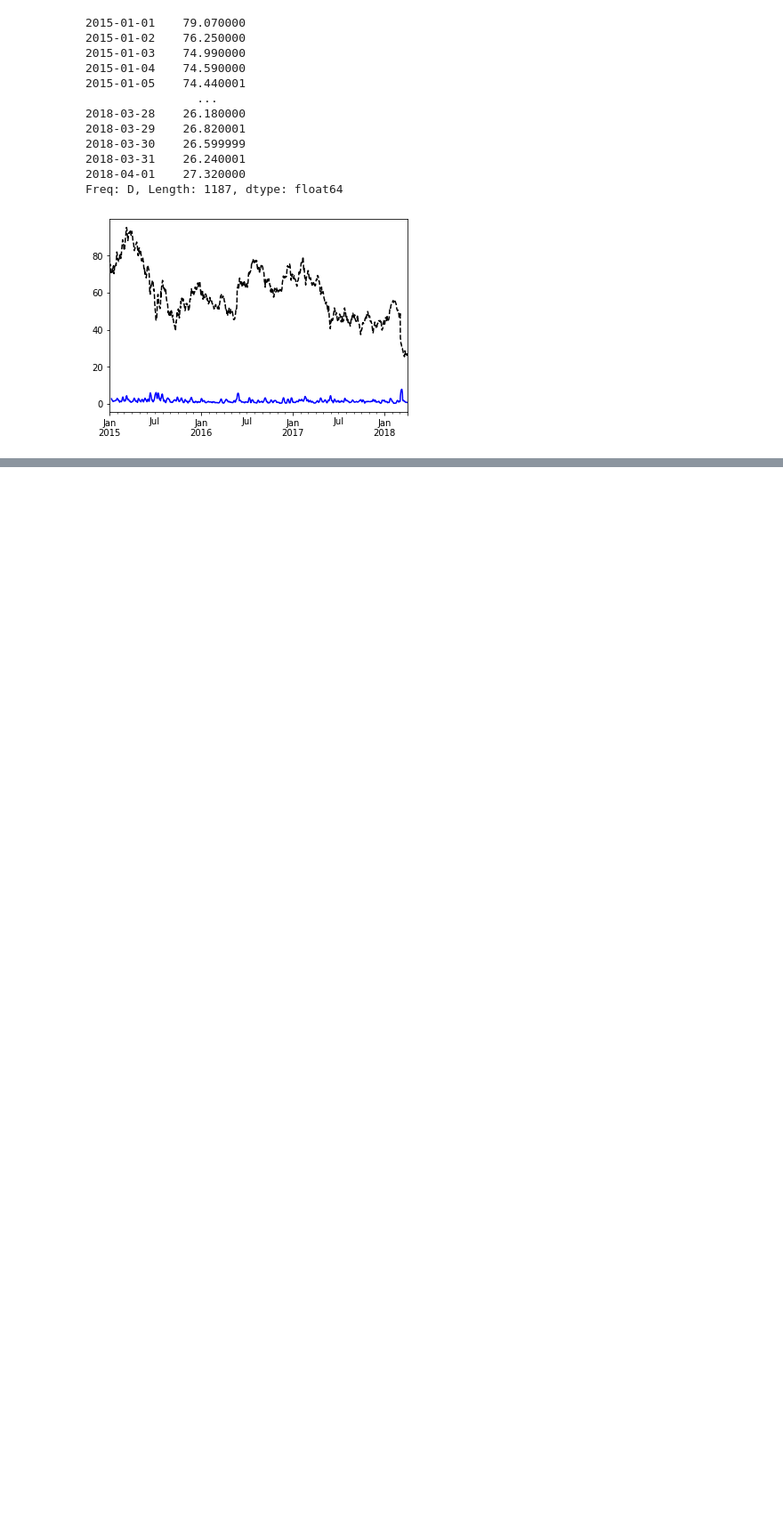
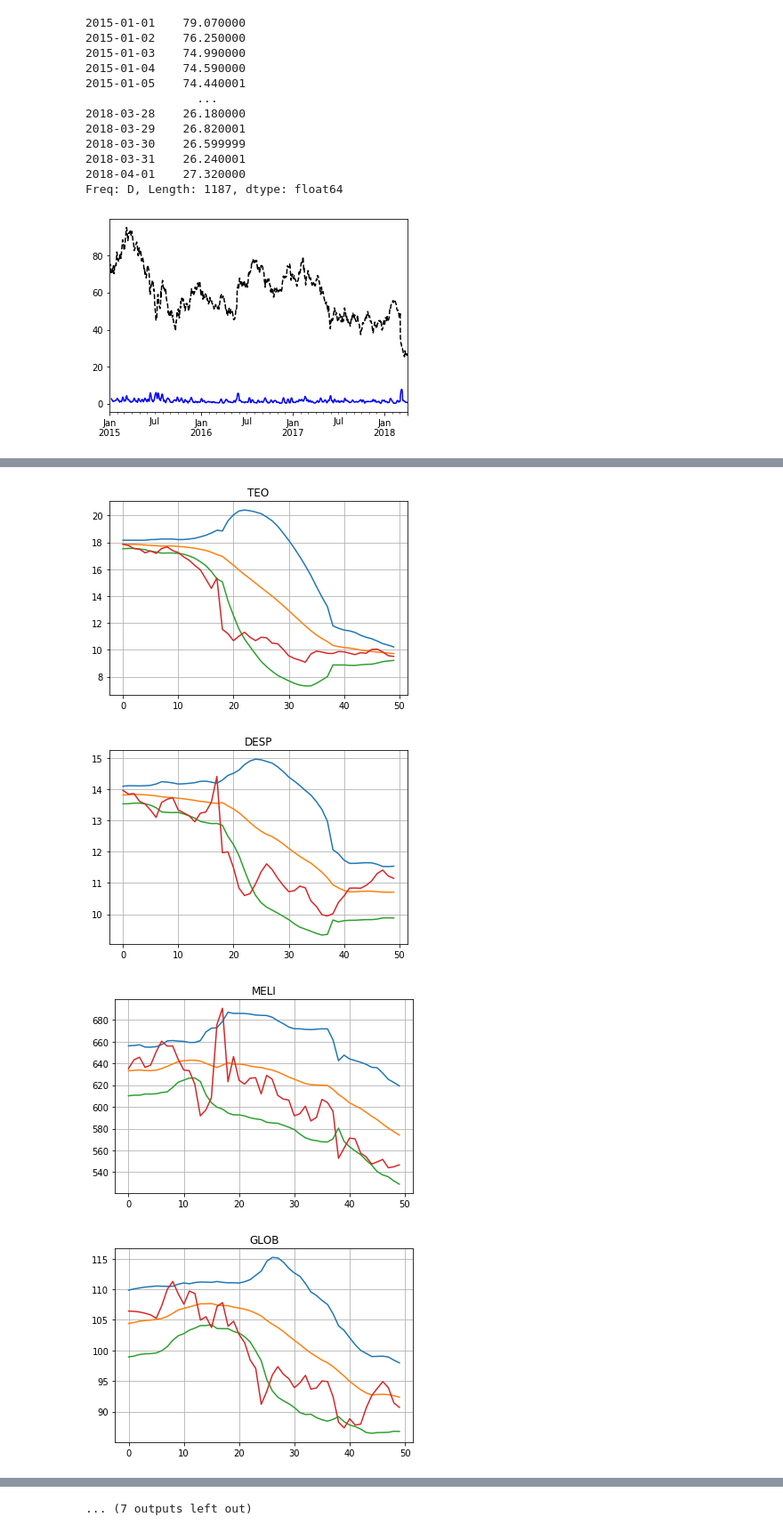
Before and after one commit to lmpizarro/financeExperiments, a Jupyter notebook: financial_exp.ipynb, the cells around one changed output, grey strips where cells are left out. Shown: that part at 89% size. Cells and saved outputs as stored; diff of their text form; code cells hidden in the pictures; blank space fills up the shorter version.

```diff
--- a/financial_exp.ipynb
+++ b/financial_exp.ipynb
@@ -133,0 +182,20 @@ NewClass = types.new_class("NewClassName", (Thing,), kwds = { })
+# %%
+tickers = ['TEO', 'DESP', 'MELI', 'GLOB', 'BMA','BBAR', 'SUPV', 'GGAL', 'TS',
+            'TX', 'PAM', 'EDN', 'CEPU', 'YPF', 'PBR', 'TGS', 'LOMA', 'IRS', 'CRESY']
+delay = 50
+for ticker in tickers:
+    close, volume = get_close(ticker, begin, end)
+    up, mid, low = bollinger_n(close, len_ma)
+
+    plt.plot(up[up.size - delay:])
+    plt.plot(mid[up.size - delay:])
+    plt.plot(low[up.size - delay:])
+    plt.plot(close[up.size - delay:])
+    plt.title(ticker)
+    plt.grid(True)
+    plt.show()
+# %% [output]
+[figure, added]
+[figure, added]
+[figure, added]
+[figure, added]
@@ -133,0 +210 @@ NewClass = types.new_class("NewClassName", (Thing,), kwds = { })
+... (7 outputs left out)
```
Also changed, not shown: parts of 6 cells of this notebook, 1 other file.
